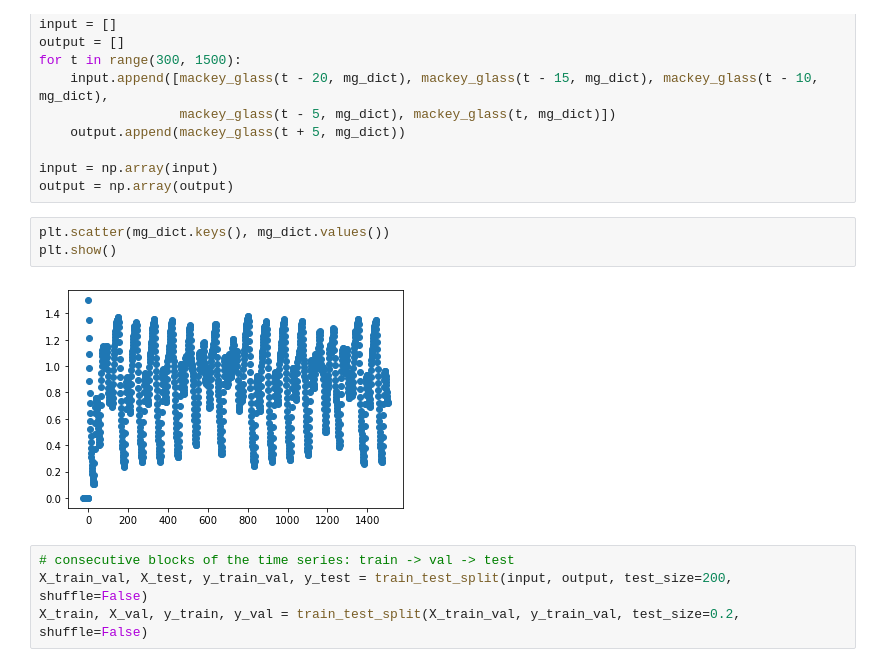
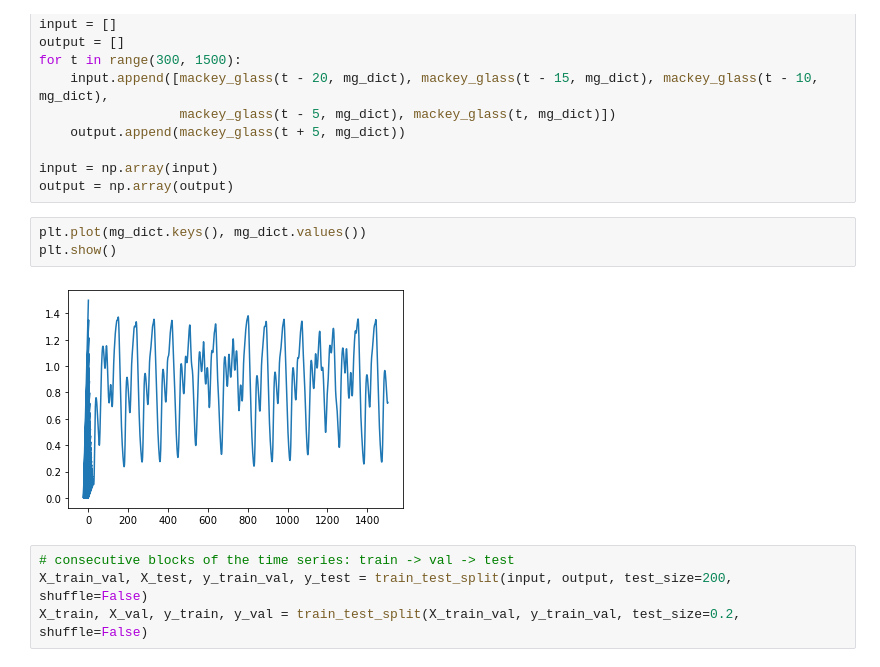
Before and after one commit to KevinArmbruster/ml_lab, a Jupyter notebook: Lab1b/Task 4.ipynb, the cells around one changed output. Saved outputs shown, nothing was run; the diff lists cells and outputs as text.

```diff
--- a/Lab1b/Task 4.ipynb
+++ b/Lab1b/Task 4.ipynb
@@ -49,10 +49,10 @@ for t in range(300, 1500):
 input = np.array(input)
 output = np.array(output)
 # %%
-plt.scatter(mg_dict.keys(), mg_dict.values())
+plt.plot(mg_dict.keys(), mg_dict.values())
 plt.show()
 # %% [output]
-[figure, old version]
+[figure, new version]
 # %%
 # consecutive blocks of the time series: train -> val -> test
 X_train_val, X_test, y_train_val, y_test = train_test_split(input, output, test_size=200, shuffle=False)
```
Also changed, not shown: parts of 24 cells of this notebook.
